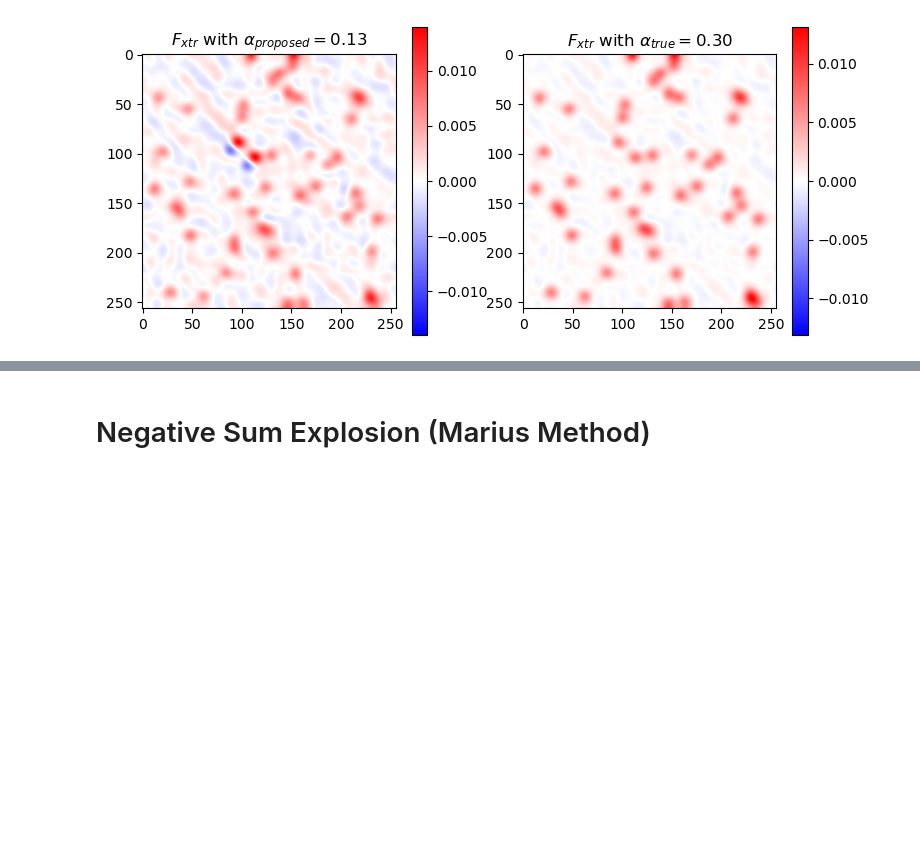
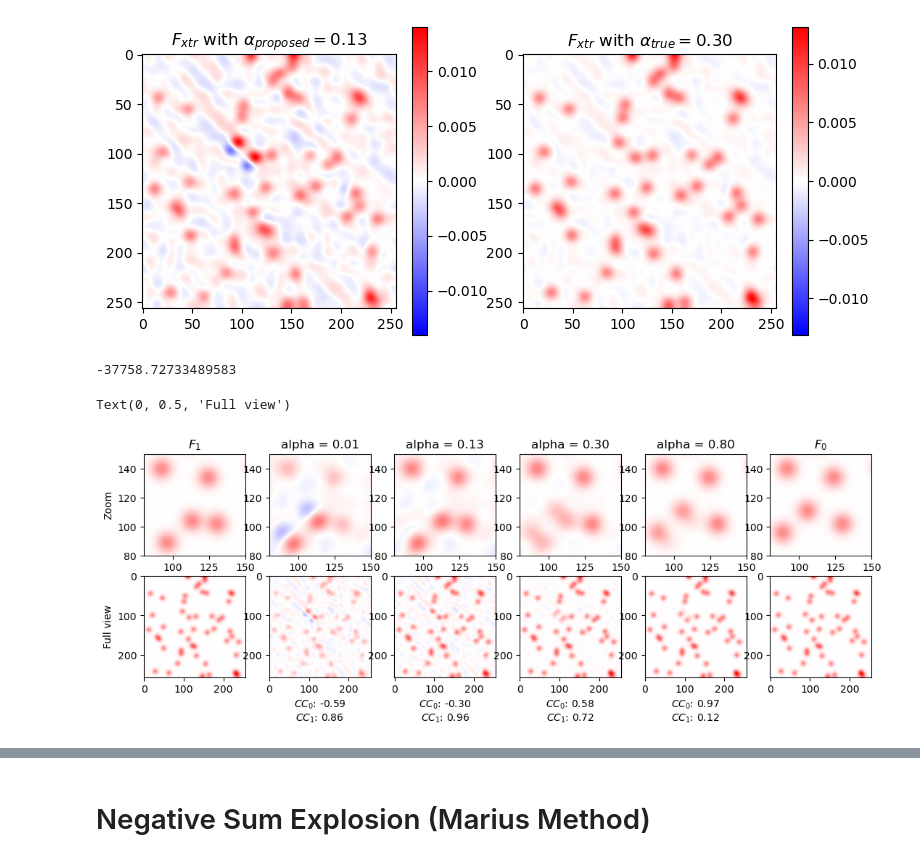
Before and after one commit to cvazz/occupancy-estimation, a Jupyter notebook: occupancy-basic.ipynb, the cells around one changed output, grey strips where cells are left out. Cells and saved outputs as stored; diff of their text form; code cells hidden in the pictures; blank space fills up the shorter version.

```diff
--- a/occupancy-basic.ipynb
+++ b/occupancy-basic.ipynb
@@ -246,12 +256,70 @@ compare_output(alpha_chosen, titles)
 # %% [output]
 [figure]
 # %%
-# delta_f = (np.abs(f_light) - np.abs(f_dark))
-# delta_f_with_phase = delta_f * np.exp(1j * np.angle(f_dark))
-# f_proposed = 2/pk_val*(delta_f_with_phase)+f_dark
-# rho_proposed = np.fft.ifft2(f_proposed).real
-# rho_prop = rho_proposed/np.max(rho_proposed) - obj0/np.max(obj0)
-# vmax=np.max(rho_prop)
-# print(vmax)
-# print(np.min(rho_prop))
-# plt.imshow(rho_prop, cmap="bwr", vmin=-1,vmax=1)
+delta_f = (np.abs(f_light) - np.abs(f_dark))
+delta_f_with_phase = delta_f * np.exp(1j * np.angle(f_dark))
+
+f_proposed = 2/pk_val*(delta_f_with_phase)+f_dark
+rho_proposed = np.fft.ifft2(f_proposed).real
+rho_prop_ = (rho_proposed/np.max(rho_proposed,axis=0) + obj0/np.max(obj0))/2
+
+alpha_chosen = np.array([0.01, pk_val, alpha, 0.8])
+f_prop = make_f_xtr(np.array(alpha_chosen), f_dark, f_light, np.angle(f_dark),  version=1, noise_level=noise_level)
+rho_prop = np.fft.ifft2(f_prop).real
+rho_prop = rho_prop/np.max(rho_prop,axis=0) #+ obj0/np.max(obj0))/2
+# rho_prop = + obj0/np.max(obj0)
+# props = [obj0, obj1
+tit = [f"alpha = {aa:.2f}" for aa in alpha_chosen]
+titles =  ["$F_1$", *tit, "$F_0$",]
+lims = (80,150)
+print(np.min(rho_prop))
+if False:
+    fig, axso = plt.subplots(2,6, figsize=(13,4))
+    for axs in axso:
+        ax= axs[0]
+        ax.imshow(obj0/np.max(obj0), cmap="bwr", vmin=-1,vmax=1)
+        ax= axs[1]
+        ax.imshow(rho_prop[0], cmap="bwr", vmin=-1,vmax=1)
+        ax= axs[2]
+        ax.imshow(rho_prop[1], cmap="bwr", vmin=-1,vmax=1)
+        ax= axs[3]
+        ax.imshow(rho_prop[2], cmap="bwr", vmin=-1,vmax=1)
+        ax= axs[4]
+        ax.imshow(rho_prop[3], cmap="bwr", vmin=-1,vmax=1)
+        ax= axs[5]
+        ax.imshow(obj1/np.max(obj1), cmap="bwr", vmin=-1,vmax=1)
+else:
+    fig, axso = plt.subplots(2,6, figsize=(13,4))
+    rho_proposed_list = []
+    for axs in axso:
+        ax= axs[0]
+        ax.imshow(obj1/np.max(obj1), cmap="bwr", vmin=-1,vmax=1)
+        for ii,ax in enumerate(axs[1:-1]):
+
+            f_proposed = 2/alpha_chosen[ii]*(delta_f_with_phase)+f_dark
+            rho_proposed = np.fft.ifft2(f_proposed).real
+            rho_proposed = (rho_proposed/np.max(rho_proposed) + obj0/np.max(obj0))/2
+            rho_proposed_list.append(rho_proposed)
+
+            ax.imshow(rho_proposed, cmap="bwr", vmin=-1,vmax=1)
+        ax= axs[-1]
+        ax.imshow(obj0/np.max(obj0), cmap="bwr", vmin=-1,vmax=1)
+for ii,ax in enumerate( axso[0]):
+    ax.set_title(titles[ii])
+    ax.set_xlim(*lims)
+    ax.set_ylim(*lims)
+for ii,ax in enumerate( axso[1,1:-1]):
+
+    cc0 = pearsonr(rho_proposed_list[ii].flatten(), obj0.flatten())[0]
+    cc1 = pearsonr(rho_proposed_list[ii].flatten(), obj1.flatten())[0]
+
+    cc0 = pearsonr(rho_proposed_list[ii][mask_pks], obj0[mask_pks])[0]
+    cc1 = pearsonr(rho_proposed_list[ii][mask_pks], obj1[mask_pks])[0]
+    ax.set_xlabel(f"$CC_0$: {cc0:.2f}\n$CC_1$: {cc1:.2f}")
+
+axso[0,0].set_ylabel("Zoom")
+axso[1,0].set_ylabel("Full view")
+# %% [output]
+-37758.72733489583
+Text(0, 0.5, 'Full view')
+[figure, added]
```
Also changed, not shown: parts of 21 cells of this notebook.
